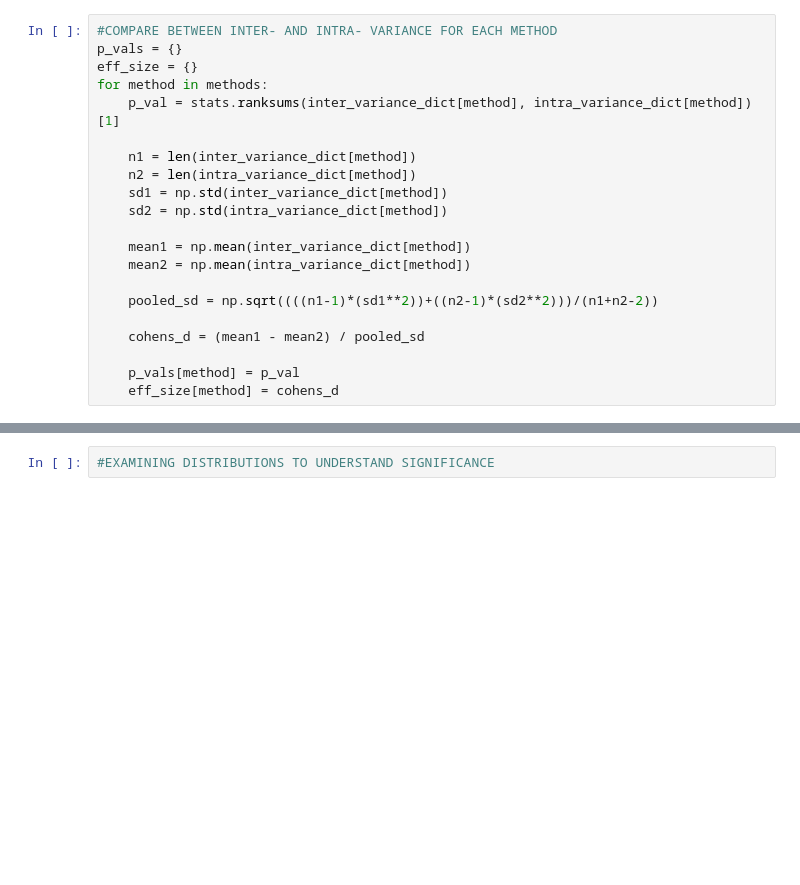
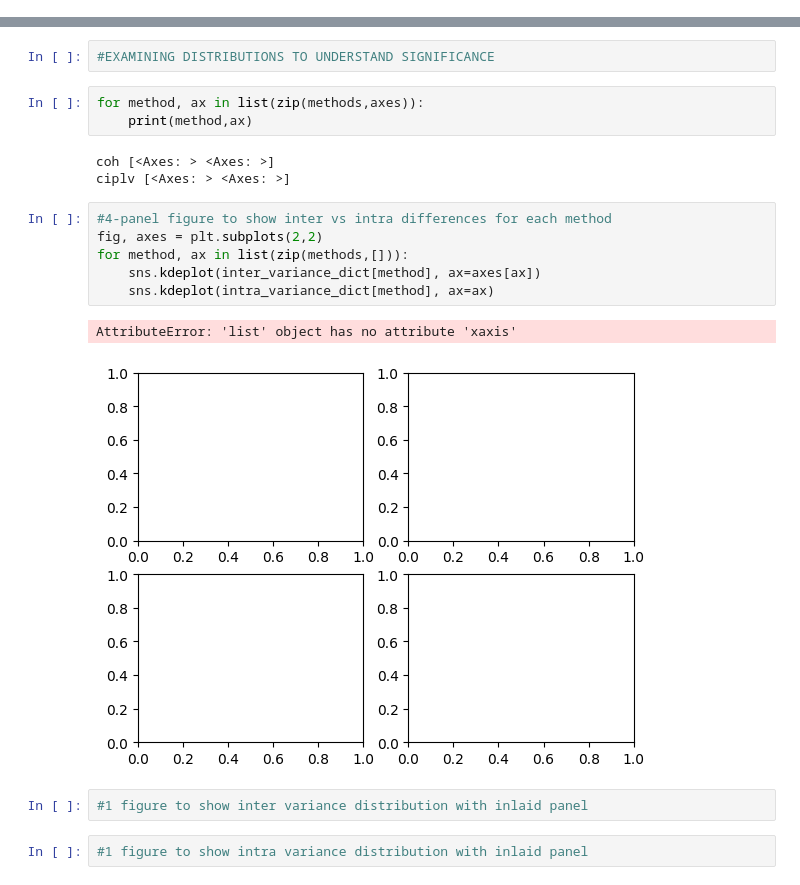
Before and after one commit to dsrishyla/Connectivity_EEG_benchmarking_manuscript, a Jupyter notebook: real_variance_functional.ipynb, the cells around one changed output, grey strips where cells are left out. Saved outputs shown, nothing was run; the diff lists cells and outputs as text; blank space fills up the shorter version.

```diff
--- a/real_variance_functional.ipynb
+++ b/real_variance_functional.ipynb
@@ -194,21 +139,0 @@ p_val = count/1000
-# %%
-#COMPARE BETWEEN INTER- AND INTRA- VARIANCE FOR EACH METHOD
-p_vals = {}
-eff_size = {}
-for method in methods:
-    p_val = stats.ranksums(inter_variance_dict[method], intra_variance_dict[method])[1]
-
-    n1 = len(inter_variance_dict[method])
-    n2 = len(intra_variance_dict[method])
-    sd1 = np.std(inter_variance_dict[method])
-    sd2 = np.std(intra_variance_dict[method])
-
-    mean1 = np.mean(inter_variance_dict[method])
-    mean2 = np.mean(intra_variance_dict[method])
-
-    pooled_sd = np.sqrt((((n1-1)*(sd1**2))+((n2-1)*(sd2**2)))/(n1+n2-2))
-
-    cohens_d = (mean1 - mean2) / pooled_sd
-
-    p_vals[method] = p_val
-    eff_size[method] = cohens_d
@@ -342,5 +326,24 @@ p_vals_overall
 # %%
 #EXAMINING DISTRIBUTIONS TO UNDERSTAND SIGNIFICANCE
+# %%
+for method, ax in list(zip(methods,axes)):
+    print(method,ax)
+# %% [output]
+coh [<Axes: > <Axes: >]
+ciplv [<Axes: > <Axes: >]
+# %%
+#4-panel figure to show inter vs intra differences for each method
+fig, axes = plt.subplots(2,2)
+for method, ax in list(zip(methods,[])):
+    sns.kdeplot(inter_variance_dict[method], ax=axes[ax])
+    sns.kdeplot(intra_variance_dict[method], ax=ax)
+# %% [output]
+AttributeError: 'list' object has no attribute 'xaxis'
+[figure, added]
+# %%
+#1 figure to show inter variance distribution with inlaid panel
+# %%
+#1 figure to show intra variance distribution with inlaid panel
 # %%
 sns.histplot(inter_variance_dict['coh'], fill=False)
 sns.histplot(inter_variance_dict['ciplv'],fill=False)
```
Also changed, not shown: parts of 17 cells of this notebook.
